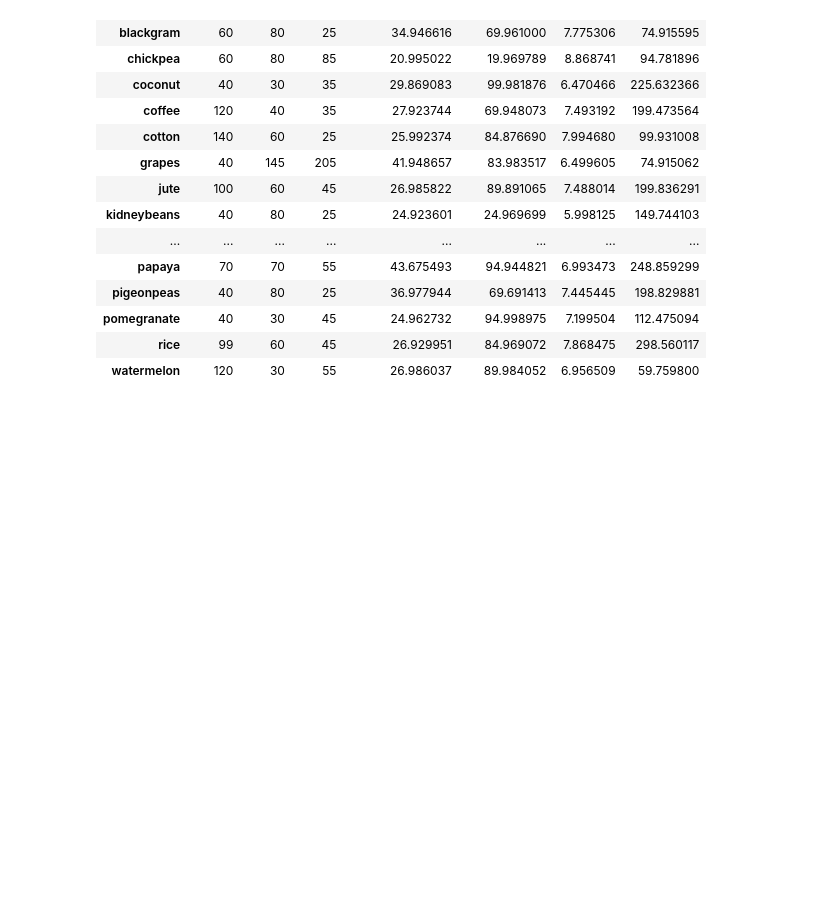
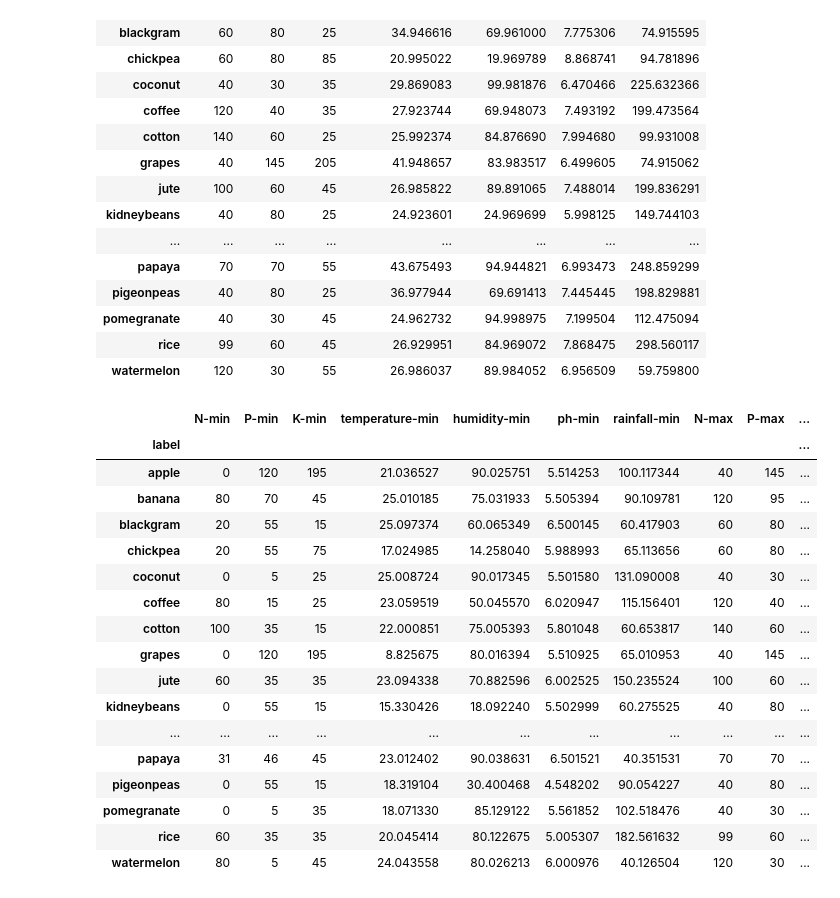
Before and after one commit to sitanshu05/Effect-of-cimate-change-on-Agriculture, a Jupyter notebook: dataPreprocessing/dataReduction/cropsRecommendation.ipynb, the cells around one changed output. Cells and saved outputs as stored; diff of their text form; code cells hidden in the pictures; blank space fills up the shorter version.

```diff
--- a/dataPreprocessing/dataReduction/cropsRecommendation.ipynb
+++ b/dataPreprocessing/dataReduction/cropsRecommendation.ipynb
@@ -55,3 +69,25 @@ df2
 | pomegranate | 40 | 30 | 45 | 24.962732 | 94.998975 | 7.199504 | 112.475094 |
 | rice | 99 | 60 | 45 | 26.929951 | 84.969072 | 7.868475 | 298.560117 |
 | watermelon | 120 | 30 | 55 | 26.986037 | 89.984052 | 6.956509 | 59.759800 |
+# %%
+df3 = pd.concat([df1,df2],axis = 1)
+df3
+# %% [output]
+|  | N-min | P-min | K-min | temperature-min | humidity-min | ph-min | rainfall-min | N-max | P-max | ... |
+| label |  |  |  |  |  |  |  |  |  | ... |
+| apple | 0 | 120 | 195 | 21.036527 | 90.025751 | 5.514253 | 100.117344 | 40 | 145 | ... |
+| banana | 80 | 70 | 45 | 25.010185 | 75.031933 | 5.505394 | 90.109781 | 120 | 95 | ... |
+| blackgram | 20 | 55 | 15 | 25.097374 | 60.065349 | 6.500145 | 60.417903 | 60 | 80 | ... |
+| chickpea | 20 | 55 | 75 | 17.024985 | 14.258040 | 5.988993 | 65.113656 | 60 | 80 | ... |
+| coconut | 0 | 5 | 25 | 25.008724 | 90.017345 | 5.501580 | 131.090008 | 40 | 30 | ... |
+| coffee | 80 | 15 | 25 | 23.059519 | 50.045570 | 6.020947 | 115.156401 | 120 | 40 | ... |
+| cotton | 100 | 35 | 15 | 22.000851 | 75.005393 | 5.801048 | 60.653817 | 140 | 60 | ... |
+| grapes | 0 | 120 | 195 | 8.825675 | 80.016394 | 5.510925 | 65.010953 | 40 | 145 | ... |
+| jute | 60 | 35 | 35 | 23.094338 | 70.882596 | 6.002525 | 150.235524 | 100 | 60 | ... |
+| kidneybeans | 0 | 55 | 15 | 15.330426 | 18.092240 | 5.502999 | 60.275525 | 40 | 80 | ... |
+| ... | ... | ... | ... | ... | ... | ... | ... | ... | ... | ... |
+| papaya | 31 | 46 | 45 | 23.012402 | 90.038631 | 6.501521 | 40.351531 | 70 | 70 | ... |
+| pigeonpeas | 0 | 55 | 15 | 18.319104 | 30.400468 | 4.548202 | 90.054227 | 40 | 80 | ... |
+| pomegranate | 0 | 5 | 35 | 18.071330 | 85.129122 | 5.561852 | 102.518476 | 40 | 30 | ... |
+| rice | 60 | 35 | 35 | 20.045414 | 80.122675 | 5.005307 | 182.561632 | 99 | 60 | ... |
+| watermelon | 80 | 5 | 45 | 24.043558 | 80.026213 | 6.000976 | 40.126504 | 120 | 30 | ... |
```
Also changed, not shown: parts of 3 cells of this notebook.
